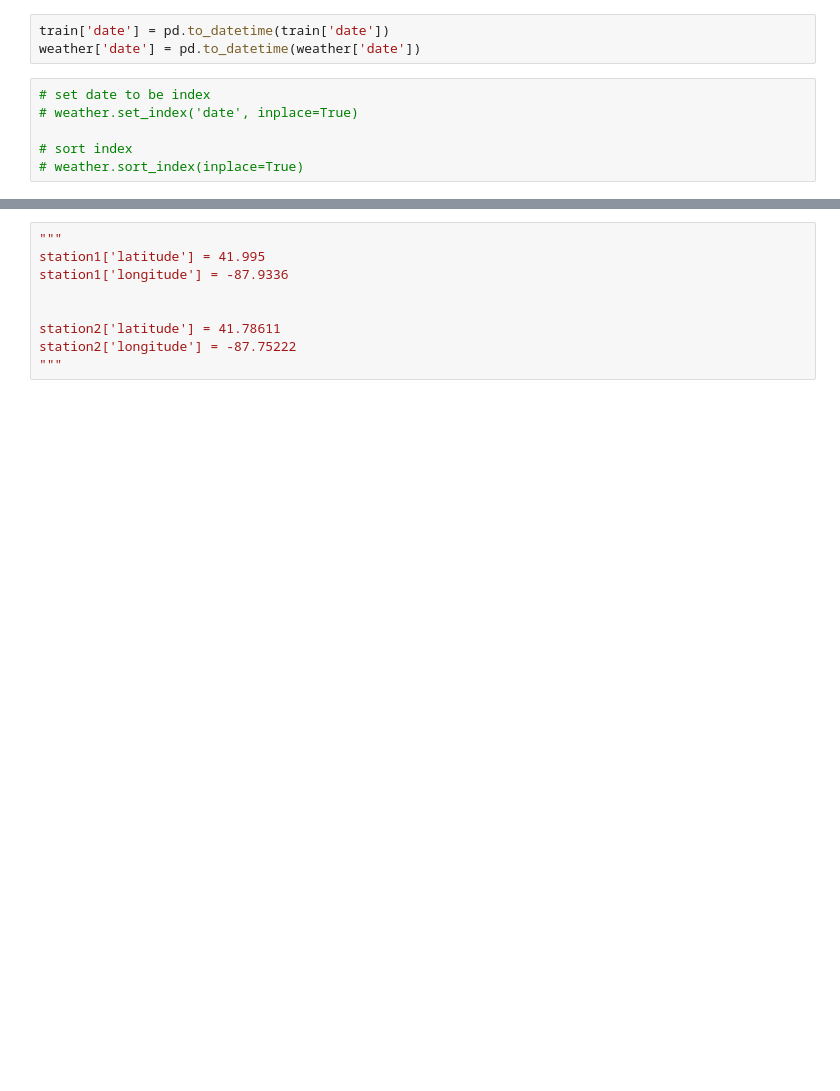
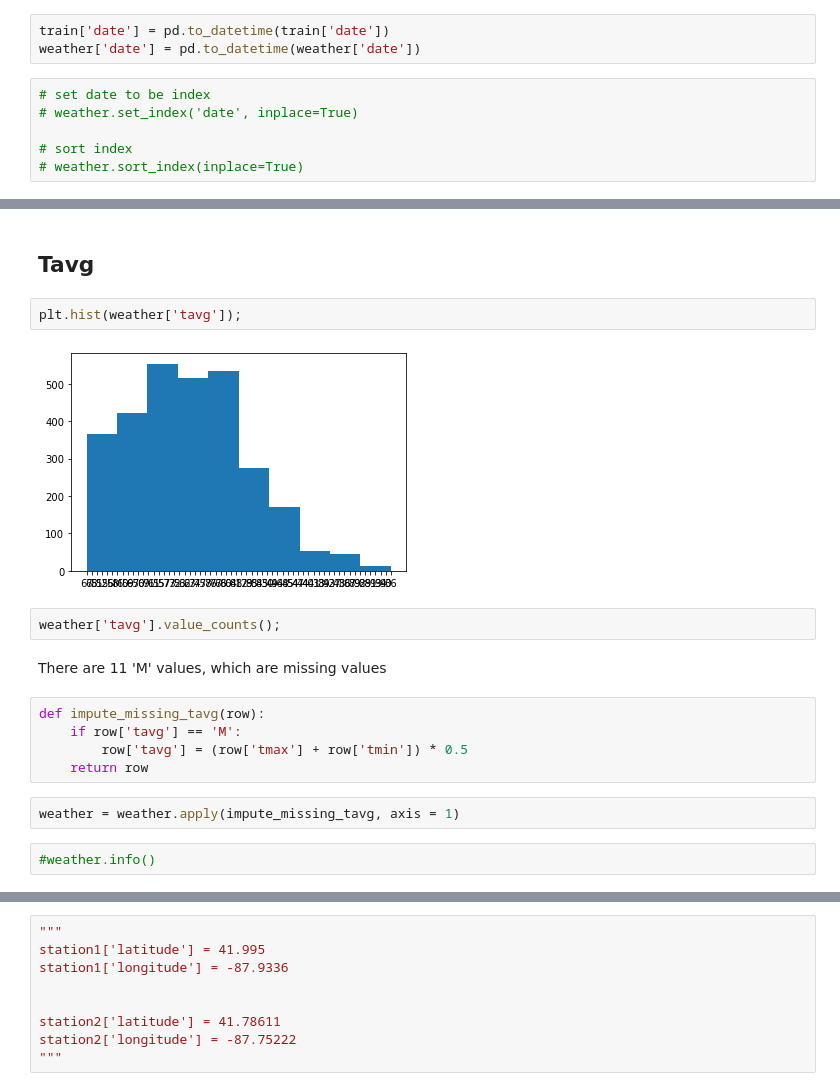
Before and after one commit to lindytanll/predict-west-nile-virus, a Jupyter notebook: Project 4 - Predict West Nile Virus.ipynb, the cells around one changed output, grey strips where cells are left out. Cells and saved outputs as stored; diff of their text form; blank space fills up the shorter version.

```diff
--- a/Project 4 - Predict West Nile Virus.ipynb
+++ b/Project 4 - Predict West Nile Virus.ipynb
@@ -26,0 +70,19 @@ weather['date'] = pd.to_datetime(weather['date'])
+# %% [markdown]
+## Tavg
+# %%
+plt.hist(weather['tavg']);
+# %% [output]
+[figure, added]
+# %%
+weather['tavg'].value_counts();
+# %% [markdown]
+There are 11 'M' values, which are missing values
+# %%
+def impute_missing_tavg(row):
+    if row['tavg'] == 'M':
+        row['tavg'] = (row['tmax'] + row['tmin']) * 0.5
+    return row
+# %%
+weather = weather.apply(impute_missing_tavg, axis = 1)
+# %%
+#weather.info()
```
Also changed, not shown: parts of 132 cells of this notebook, 5 other files.
